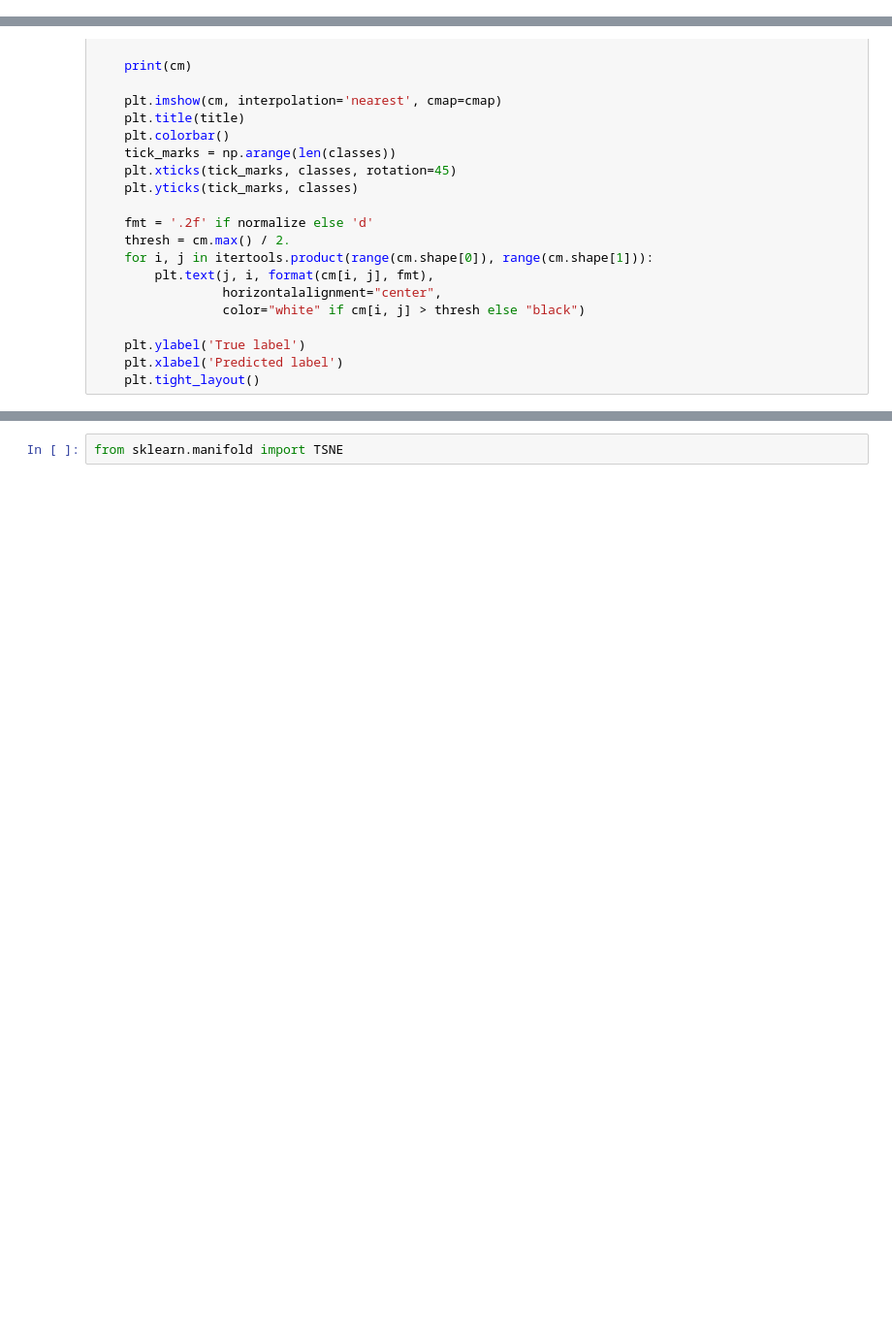
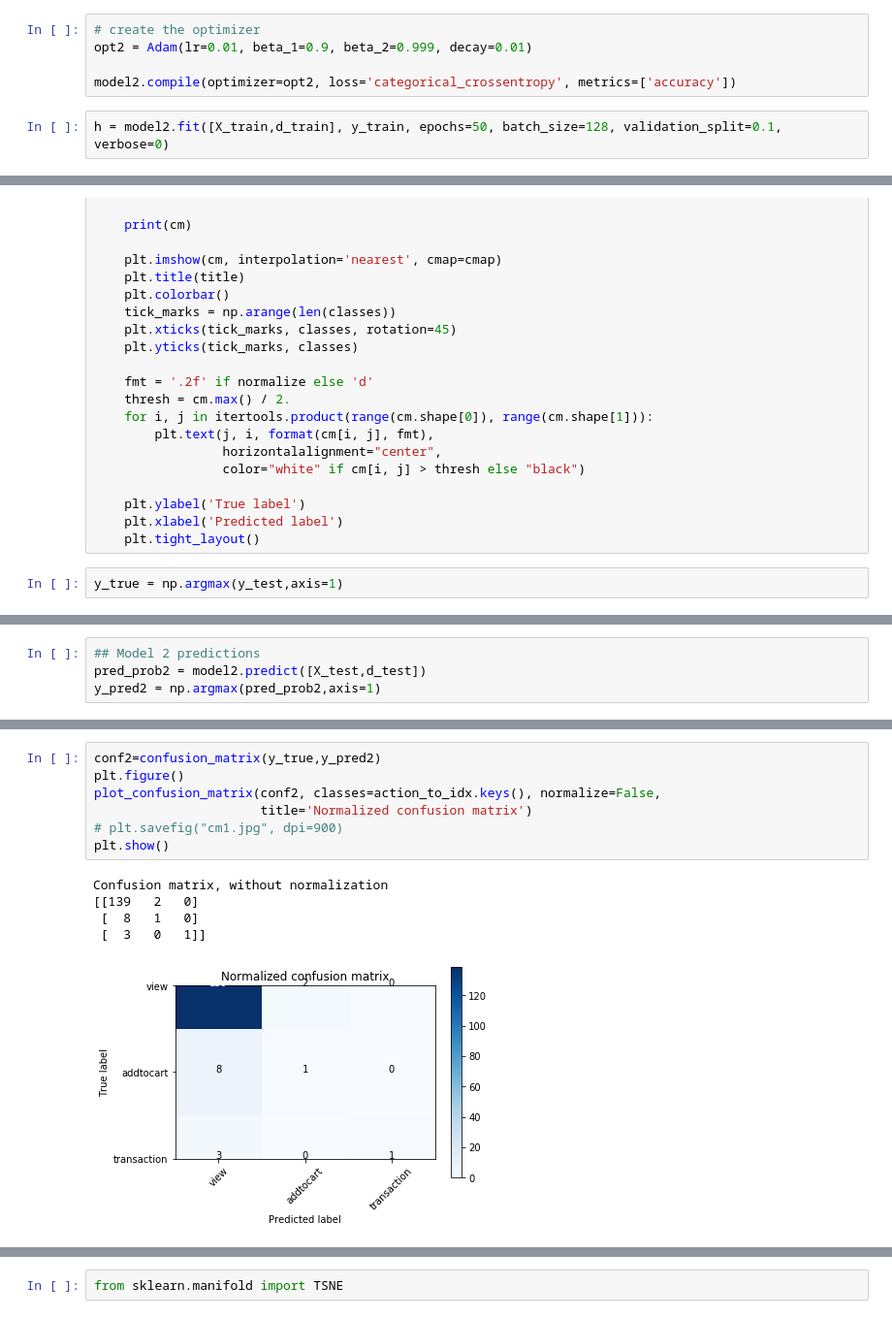
Before and after one commit to j3nguyen/user_item_embeddings, a Jupyter notebook: NextAction.ipynb, the cells around one changed output, grey strips where cells are left out. Shown at 97% size. Cells and saved outputs as stored; diff of their text form; blank space fills up the shorter version.

```diff
--- a/NextAction.ipynb
+++ b/NextAction.ipynb
@@ -239,0 +371,7 @@ y_true = np.argmax(y_train,axis=1)
+# %%
+# create the optimizer
+opt2 = Adam(lr=0.01, beta_1=0.9, beta_2=0.999, decay=0.01)
+
+model2.compile(optimizer=opt2, loss='categorical_crossentropy', metrics=['accuracy'])
+# %%
+h = model2.fit([X_train,d_train], y_train, epochs=50, batch_size=128, validation_split=0.1, verbose=0)
@@ -273,3 +472,5 @@ def plot_confusion_matrix(cm, classes,
     plt.ylabel('True label')
     plt.xlabel('Predicted label')
     plt.tight_layout()
+# %%
+y_true = np.argmax(y_test,axis=1)
@@ -275,0 +481,4 @@ def plot_confusion_matrix(cm, classes,
+# %%
+## Model 2 predictions
+pred_prob2 = model2.predict([X_test,d_test])
+y_pred2 = np.argmax(pred_prob2,axis=1)
@@ -288,0 +502,13 @@ Confusion matrix, without normalization
+# %%
+conf2=confusion_matrix(y_true,y_pred2)
+plt.figure()
+plot_confusion_matrix(conf2, classes=action_to_idx.keys(), normalize=False,
+                      title='Normalized confusion matrix')
+# plt.savefig("cm1.jpg", dpi=900)
+plt.show()
+# %% [output]
+Confusion matrix, without normalization
+[[139   2   0]
+ [  8   1   0]
+ [  3   0   1]]
+[figure, added]
```
Also changed, not shown: parts of 86 cells of this notebook.
